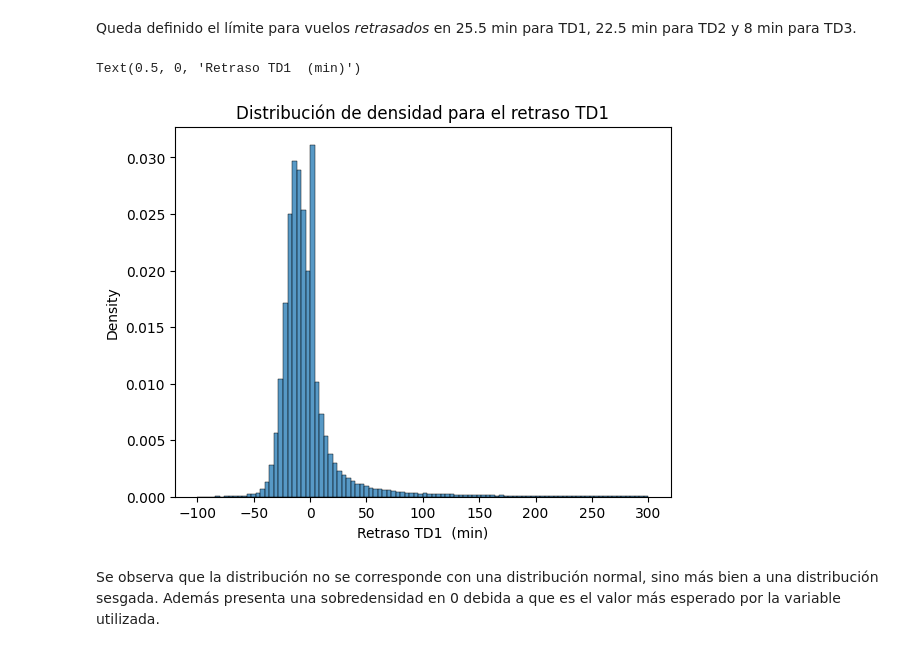
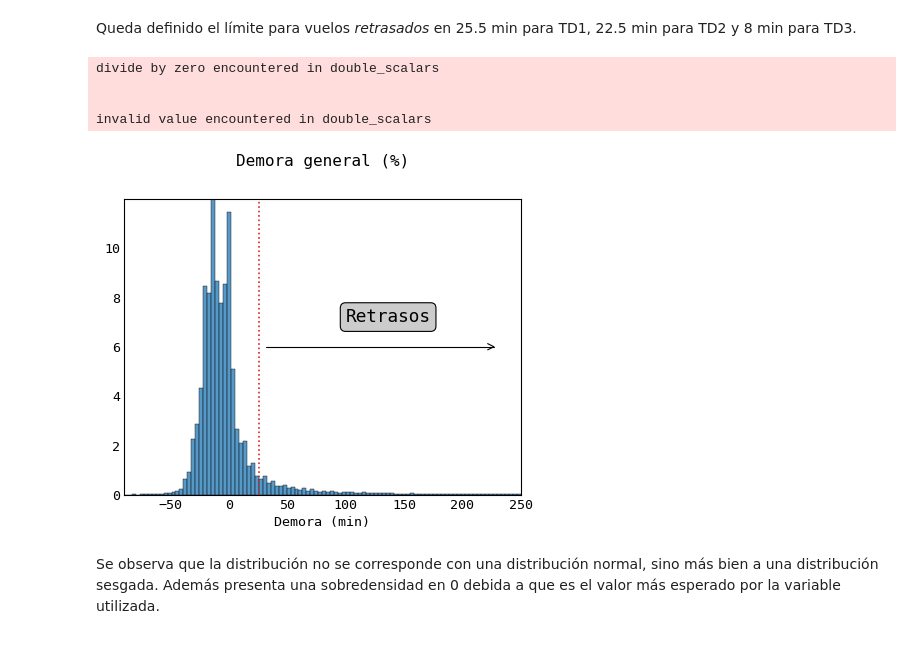
Before and after one commit to sebascoca/M08-BDB, a Jupyter notebook: TP2/Proyecto_Aeroparque_TP2.ipynb, the cells around one changed output. Saved outputs shown, nothing was run; the diff lists cells and outputs as text; code cells hidden in the pictures.

```diff
--- a/TP2/Proyecto_Aeroparque_TP2.ipynb
+++ b/TP2/Proyecto_Aeroparque_TP2.ipynb
@@ -1035,19 +1428,38 @@ Estadísticos expresados en minutos para las 3 categorías de retraso
 # %% [markdown]
 Queda definido el límite para vuelos _retrasados_ en 25.5 min para TD1, 22.5 min para TD2 y 8 min para TD3.
 # %%
-#@title Gráficos de los distintos retrasos
+#@title PRESENTACIÓN: Gráficos de los distintos retrasos
 
 df2plt = df[['TD1', 'TD2', 'TD3', 'dist', 'lat', 'lon', 'Pax']].copy()
 bins = 100
 
 # TD1
 x = 'TD1'
-sns.histplot(data=df2plt, bins=bins, stat='density', binrange=(-100,300), x=x)
-plt.title(f"Distribución de densidad para el retraso {x}")
-plt.xlabel(f'Retraso {x}  (min)')
+#sns.histplot(data=df2plt, bins=bins, stat='density', binrange=(-100,300), x=x,)
+sns.histplot(data=df2plt, bins=bins, stat='percent', x=x, binrange=(-90,250),)
+#plt.title(f"Distribución de densidad para el retraso {x}")
+plt.title(f"Demora general (%)")
+#plt.xlabel(f'Retraso {x}  (min)')
+plt.xlabel('Demora (min)')
+plt.ylabel('')
+
+plt.axvline(25.5, color='tab:red', linestyle='dotted')
+
+plt.annotate(
+    f'',
+    ( 230, 6 ),
+    xytext=(25.5, 6), textcoords='data',
+    size=14,
+    bbox=bbox, arrowprops=arrowprops)
+plt.text( 100, 7, 'Retrasos', fontsize=16, horizontalalignment='left', color='black', bbox=bbox)
+
+plt.show()
 # %% [output]
-Text(0.5, 0, 'Retraso TD1  (min)')
+divide by zero encountered in double_scalars
+
+
+invalid value encountered in double_scalars
-[figure, old version]
+[figure, new version]
 # %% [markdown]
 Se observa que la distribución no se corresponde con una distribución normal, sino más bien a una distribución sesgada. Además presenta una sobredensidad en 0 debida a que es el valor más esperado por la variable utilizada.
 # %%
```
Also changed, not shown: parts of 32 cells of this notebook, 2 other files.
